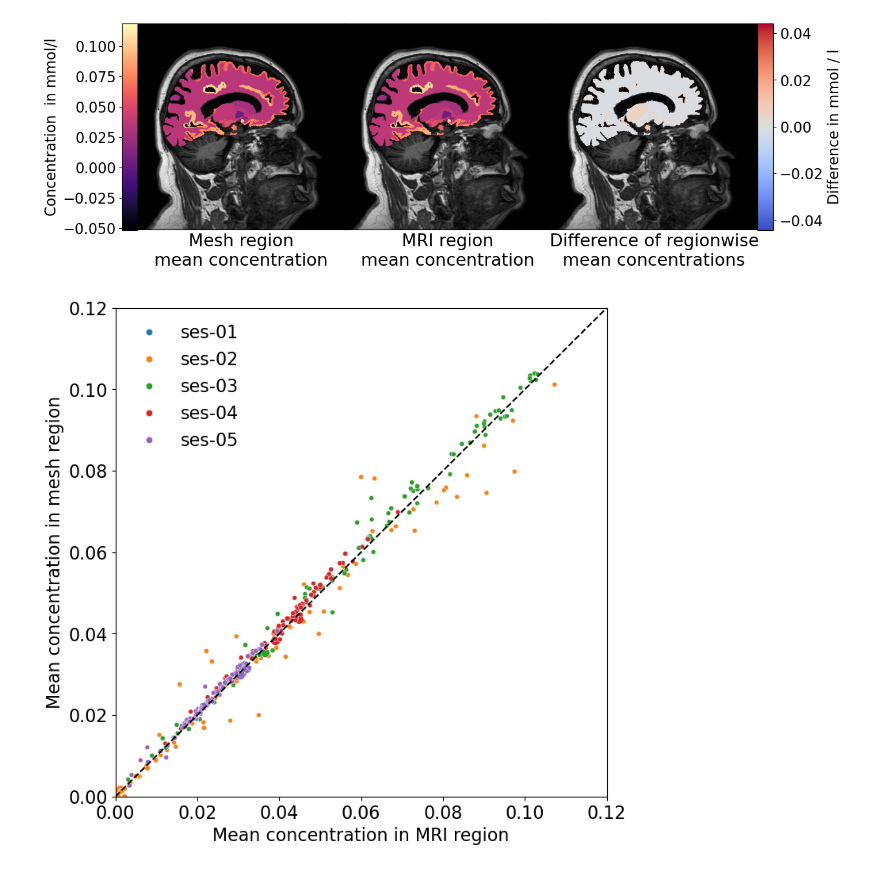
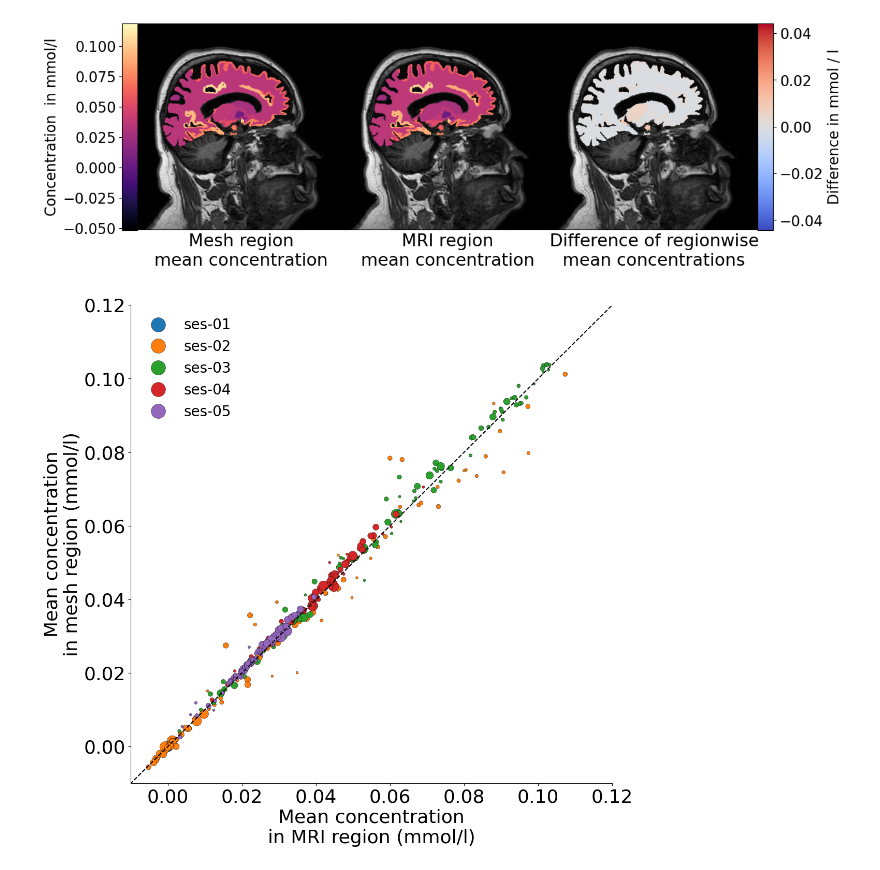
Before and after one commit to jorgenriseth/gonzo, a Jupyter notebook: docs/mesh-mapping-error.ipynb, the cells around one changed output. Cells and saved outputs as stored; diff of their text form; code cells hidden in the pictures.

```diff
--- a/docs/mesh-mapping-error.ipynb
+++ b/docs/mesh-mapping-error.ipynb
@@ -431,25 +429,39 @@ for session, u in zip(tqdm.tqdm(sessions), U):
     session_data["session"] = session
     data.append(session_data)
 data = pd.concat(data)
-# %%
-plt.figure(figsize=(8, 8))
-g = sns.scatterplot(data,
-                    x="mean_concentration_mri", y="mean_concentration_mesh", size="volume_mesh",
-                hue="session",
-                legend=True)
-
-handles, labels = g.get_legend_handles_labels()
-plt.legend(handles=handles[1:6], labels=labels[1:6], frameon=False)
-# plt.xticks(*plt.yticks())
-plt.plot([0, 1e4], [0, 1e4], color="k", ls="--")
-plt.xlim(0, 0.12)
-plt.ylim(0, 0.12)
-plt.yticks(*plt.xticks())
-
-
-plt.xlabel("Mean concentration in MRI region")
-plt.ylabel("Mean concentration in mesh region")
-plt.savefig("../figures/i2m_regionwise_scatter.png", bbox_inches="tight")
-plt.show()
-# %% [output]
-[figure, removed]
+# %%
+h = handles[2]
+# %%
+h._markersize=10
+# %%
+plt.figure(figsize=(12, 12))
+plt.rcParams["font.size"] = 26
+ax = sns.scatterplot(
+    data,
+    x="mean_concentration_mri",
+    y="mean_concentration_mesh",
+    size="volume_mri",
+    hue="session",
+    legend=True,
+    sizes=(10, 200),  # Define min and max size
+    size_norm=(0, 25000),  # Linear scaling,
+    edgecolor="black"
+)
+
+handles, labels = ax.get_legend_handles_labels()
+for h in handles:
+    h._markersize = 20
+plt.legend(handles=handles[1:6], labels=labels[1:6], frameon=False, fontsize=20)
+plt.xticks(*plt.yticks())
+ax.plot([-0.05, 0.15], [-0.05, 0.15], color="k", ls="--")
+
+ax.set_yticks(*plt.xticks())
+ax.set_xlim(-0.01, 0.12)
+ax.set_ylim(-0.01, 0.12)
+ax.set_xlabel("Mean concentration\nin MRI region (mmol/l)")
+ax.set_ylabel("Mean concentration\nin mesh region (mmol/l)")
+
+plt.savefig("../figures/i2m_regionwise_scatter.pdf", dpi=300, bbox_inches="tight")
+plt.show()
+# %% [output]
+[figure, added]
```
Also changed, not shown: parts of 4 cells of this notebook, 7 other files.
